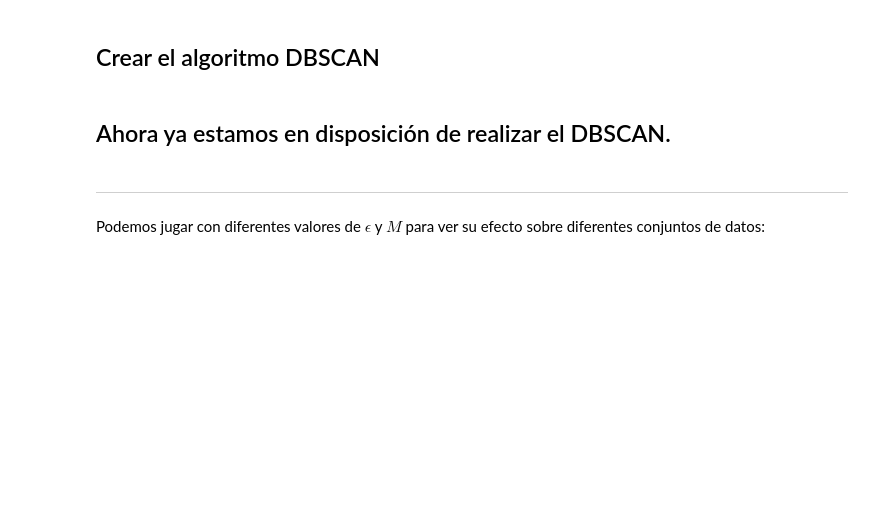
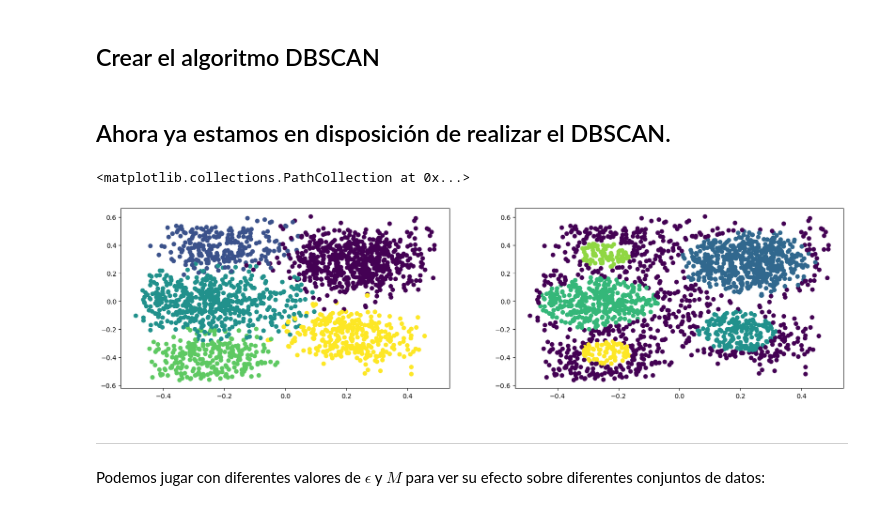
Before and after one commit to SandraNavarrete-docente/aprendizaje-automatico-252601, a Jupyter notebook: 04-MODELOS-NO-SUPERVISADOS/4_6_1_Métodos_de_clustering_basado_en_densidad.ipynb, the cells around one changed output. Saved outputs shown, nothing was run; the diff lists cells and outputs as text; code cells hidden in the pictures; blank space fills up the shorter version.

```diff
--- a/04-MODELOS-NO-SUPERVISADOS/4_6_1_Métodos_de_clustering_basado_en_densidad.ipynb
+++ b/04-MODELOS-NO-SUPERVISADOS/4_6_1_Métodos_de_clustering_basado_en_densidad.ipynb
@@ -69,7 +69,7 @@ def matriz_distancias(X, distancia):
     return mD
 # %%
 def encuentra_vecindario(mDistancia, i, eps):
-    vecinos = # P1 SU CODIGO AQUI
+    vecinos = np.where(mDistancia[i,:] < eps)[0] # P1 SU CODIGO AQUI
     vecinos = vecinos[vecinos != i]
     return vecinos
 # %% [markdown]
@@ -90,7 +90,7 @@ def expandir_cluster(mDistancia, labels, vecindario, C, eps, M):
             if vecindario_j.size >= M:
                 # si "j" es un punto nuclear, mezclamos el punto j y sus vecinos
                 # con el vecindario que estamos recorriendo
-                vecindario =  # P2 SU CODIGO AQUI
+                vecindario =  np.append(vecindario, vecindario_j) # P2 SU CODIGO AQUI
         it += 1
 # %%
 def agrupamiento_densidad_DBSCAN(mDistancia, eps, M):
@@ -102,25 +102,28 @@ def agrupamiento_densidad_DBSCAN(mDistancia, eps, M):
         vecindario = encuentra_vecindario(mDistancia, i, eps)
         if len(vecindario) < M:
             # Si NO es un punto nuclear
-            labels[i] =  # P3 SU CODIGO AQUI
+            labels[i]  = -1 # P3 SU CODIGO AQUI
         else:
             # Si es un punto nuclear, le asignamos un nuevo C y tratamos de expandirlo
             C += 1
-            labels[i] =  # P4 SU CODIGO AQUI
+            labels[i] =  C # P4 SU CODIGO AQUI
             expandir_cluster(mDistancia, labels, vecindario, C, eps, M)
     return labels
 # %% [markdown]
 ## Ahora ya estamos en disposición de realizar el DBSCAN.
 # %%
-eps = 0.07
+eps = 0.08
 M = 70
 
-mDistancia =  # P5 SU CODIGO AQUI
+mDistancia = matriz_distancias(Dx, distancia_euclidiana)
 Dyp = agrupamiento_densidad_DBSCAN(mDistancia,eps,M)
 
 fig, ax = plt.subplots(1,2,figsize=(20,5))
 ax[0].scatter(Dx[:,0], Dx[:,1], c = Dy)
 ax[1].scatter(Dx[:,0], Dx[:,1], c = Dyp)
+# %% [output]
+<matplotlib.collections.PathCollection at 0x...>
+[figure, added]
 # %% [markdown]
 <hr>
 Podemos jugar con diferentes valores de $\epsilon$ y $M$ para ver su efecto sobre diferentes conjuntos de datos:
```
Also changed, not shown: parts of 9 cells of this notebook.
